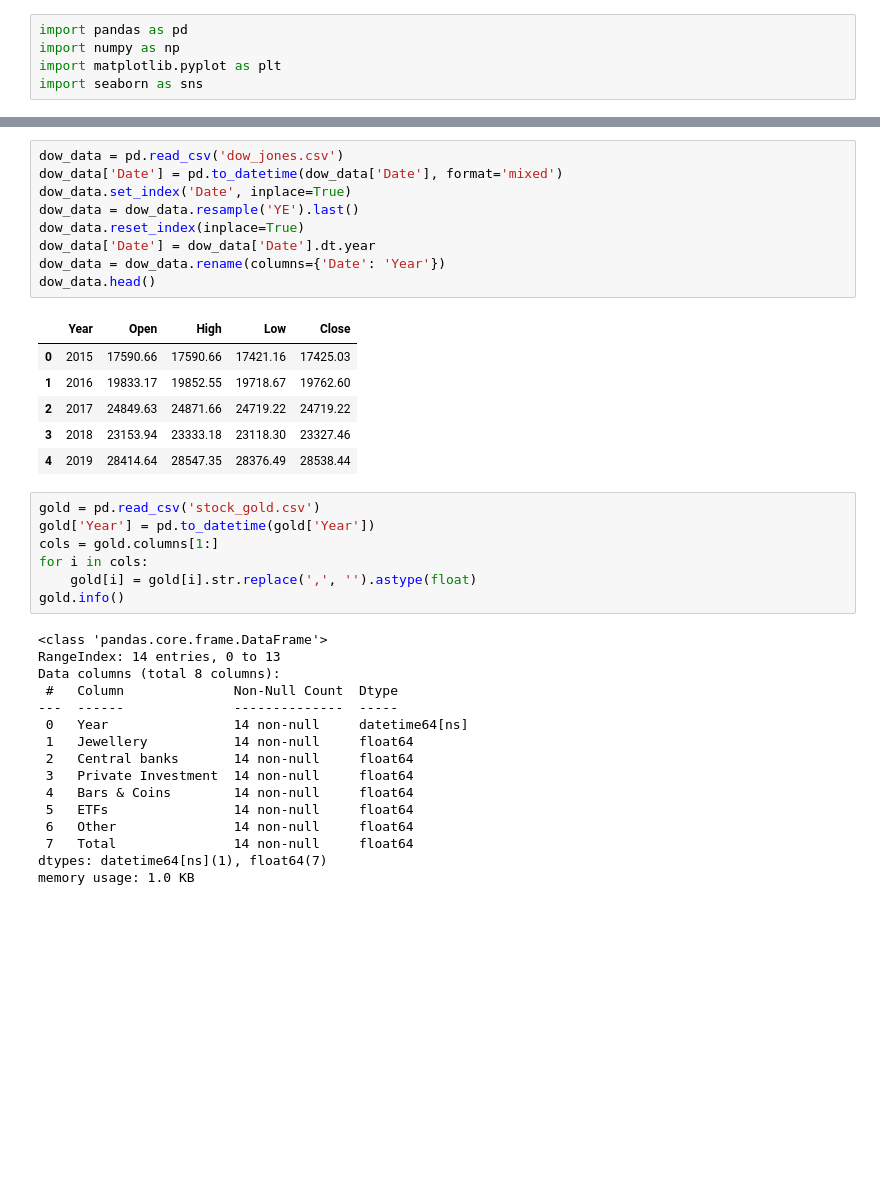
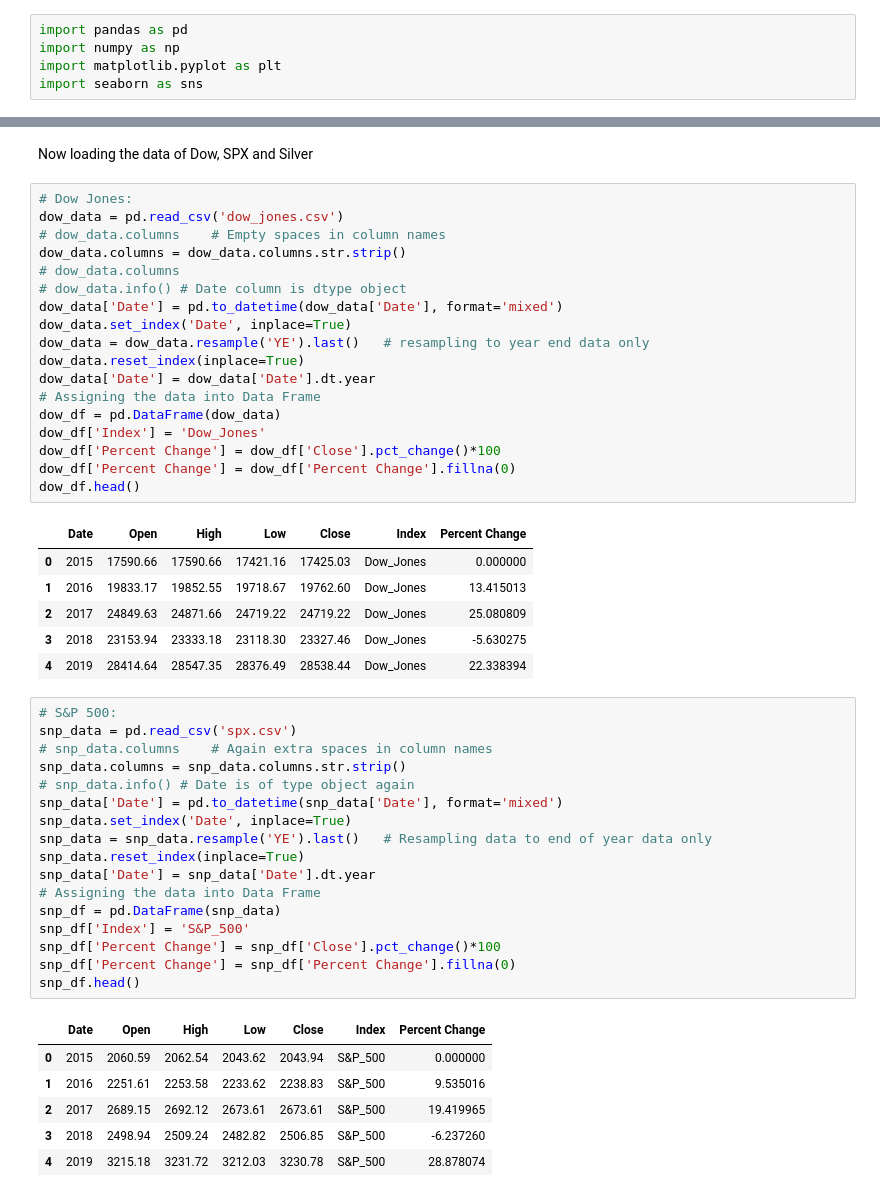
Before and after one commit to akash0214/Gold_Analysis, a Jupyter notebook: gold_eda.ipynb, the cells around one changed output, grey strips where cells are left out. Drawn from its saved outputs; the diff is of its cells as text; blank space fills up the shorter version.

```diff
--- a/gold_eda.ipynb
+++ b/gold_eda.ipynb
@@ -10,39 +33,51 @@ Loading the data into Data Frames
+# %% [markdown]
+Now loading the data of Dow, SPX and Silver
 # %%
+# Dow Jones:
 dow_data = pd.read_csv('dow_jones.csv')
+# dow_data.columns    # Empty spaces in column names
+dow_data.columns = dow_data.columns.str.strip()
+# dow_data.columns
+# dow_data.info() # Date column is dtype object
 dow_data['Date'] = pd.to_datetime(dow_data['Date'], format='mixed')
 dow_data.set_index('Date', inplace=True)
-dow_data = dow_data.resample('YE').last()
+dow_data = dow_data.resample('YE').last()   # resampling to year end data only
 dow_data.reset_index(inplace=True)
 dow_data['Date'] = dow_data['Date'].dt.year
-dow_data = dow_data.rename(columns={'Date': 'Year'})
-dow_data.head()
+# Assigning the data into Data Frame
+dow_df = pd.DataFrame(dow_data)
+dow_df['Index'] = 'Dow_Jones'
+dow_df['Percent Change'] = dow_df['Close'].pct_change()*100
+dow_df['Percent Change'] = dow_df['Percent Change'].fillna(0)
+dow_df.head()
 # %% [output]
-|  | Year | Open | High | Low | Close |
-| 0 | 2015 | 17590.66 | 17590.66 | 17421.16 | 17425.03 |
-| 1 | 2016 | 19833.17 | 19852.55 | 19718.67 | 19762.60 |
-| 2 | 2017 | 24849.63 | 24871.66 | 24719.22 | 24719.22 |
-| 3 | 2018 | 23153.94 | 23333.18 | 23118.30 | 23327.46 |
-| 4 | 2019 | 28414.64 | 28547.35 | 28376.49 | 28538.44 |
+|  | Date | Open | High | Low | Close | Index | Percent Change |
+| 0 | 2015 | 17590.66 | 17590.66 | 17421.16 | 17425.03 | Dow_Jones | 0.000000 |
+| 1 | 2016 | 19833.17 | 19852.55 | 19718.67 | 19762.60 | Dow_Jones | 13.415013 |
+| 2 | 2017 | 24849.63 | 24871.66 | 24719.22 | 24719.22 | Dow_Jones | 25.080809 |
+| 3 | 2018 | 23153.94 | 23333.18 | 23118.30 | 23327.46 | Dow_Jones | -5.630275 |
+| 4 | 2019 | 28414.64 | 28547.35 | 28376.49 | 28538.44 | Dow_Jones | 22.338394 |
-# %%
-gold = pd.read_csv('stock_gold.csv')
-gold['Year'] = pd.to_datetime(gold['Year'])
-cols = gold.columns[1:]
-for i in cols:
-    gold[i] = gold[i].str.replace(',', '').astype(float)
-gold.info()
-# %% [output]
-<class 'pandas.core.frame.DataFrame'>
-RangeIndex: 14 entries, 0 to 13
-Data columns (total 8 columns):
- #   Column              Non-Null Count  Dtype
----  ------              --------------  -----
- 0   Year                14 non-null     datetime64[ns]
- 1   Jewellery           14 non-null     float64
- 2   Central banks       14 non-null     float64
- 3   Private Investment  14 non-null     float64
- 4   Bars & Coins        14 non-null     float64
- 5   ETFs                14 non-null     float64
- 6   Other               14 non-null     float64
- 7   Total               14 non-null     float64
-dtypes: datetime64[ns](1), float64(7)
-memory usage: 1.0 KB
+# %%
+# S&P 500:
+snp_data = pd.read_csv('spx.csv')
+# snp_data.columns    # Again extra spaces in column names
+snp_data.columns = snp_data.columns.str.strip()
+# snp_data.info() # Date is of type object again
+snp_data['Date'] = pd.to_datetime(snp_data['Date'], format='mixed')
+snp_data.set_index('Date', inplace=True)
+snp_data = snp_data.resample('YE').last()   # Resampling data to end of year data only
+snp_data.reset_index(inplace=True)
+snp_data['Date'] = snp_data['Date'].dt.year
+# Assigning the data into Data Frame
+snp_df = pd.DataFrame(snp_data)
+snp_df['Index'] = 'S&P_500'
+snp_df['Percent Change'] = snp_df['Close'].pct_change()*100
+snp_df['Percent Change'] = snp_df['Percent Change'].fillna(0)
+snp_df.head()
+# %% [output]
+|  | Date | Open | High | Low | Close | Index | Percent Change |
+| 0 | 2015 | 2060.59 | 2062.54 | 2043.62 | 2043.94 | S&P_500 | 0.000000 |
+| 1 | 2016 | 2251.61 | 2253.58 | 2233.62 | 2238.83 | S&P_500 | 9.535016 |
+| 2 | 2017 | 2689.15 | 2692.12 | 2673.61 | 2673.61 | S&P_500 | 19.419965 |
+| 3 | 2018 | 2498.94 | 2509.24 | 2482.82 | 2506.85 | S&P_500 | -6.237260 |
+| 4 | 2019 | 3215.18 | 3231.72 | 3212.03 | 3230.78 | S&P_500 | 28.878074 |
```
Also changed, not shown: parts of 10 cells of this notebook.
